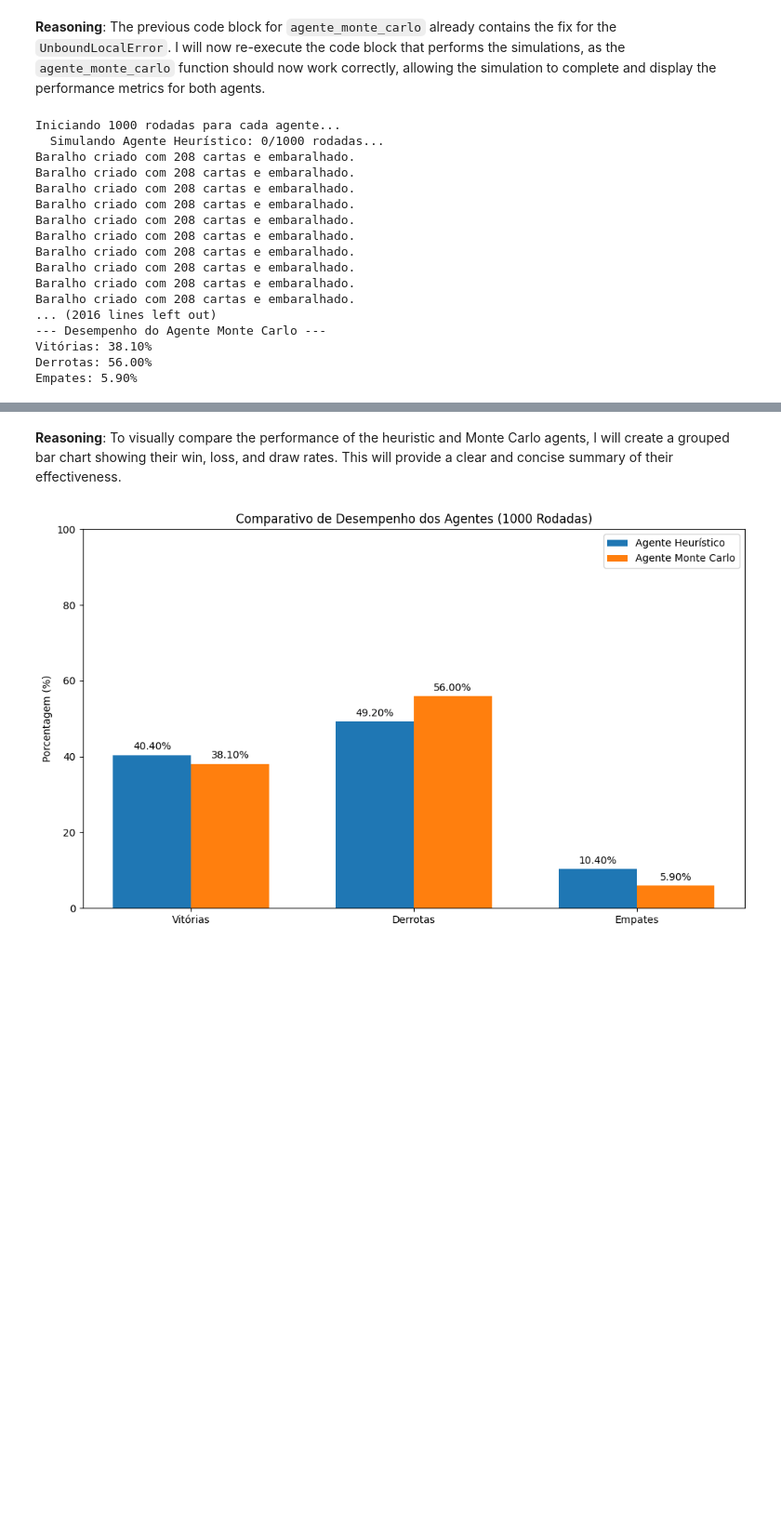
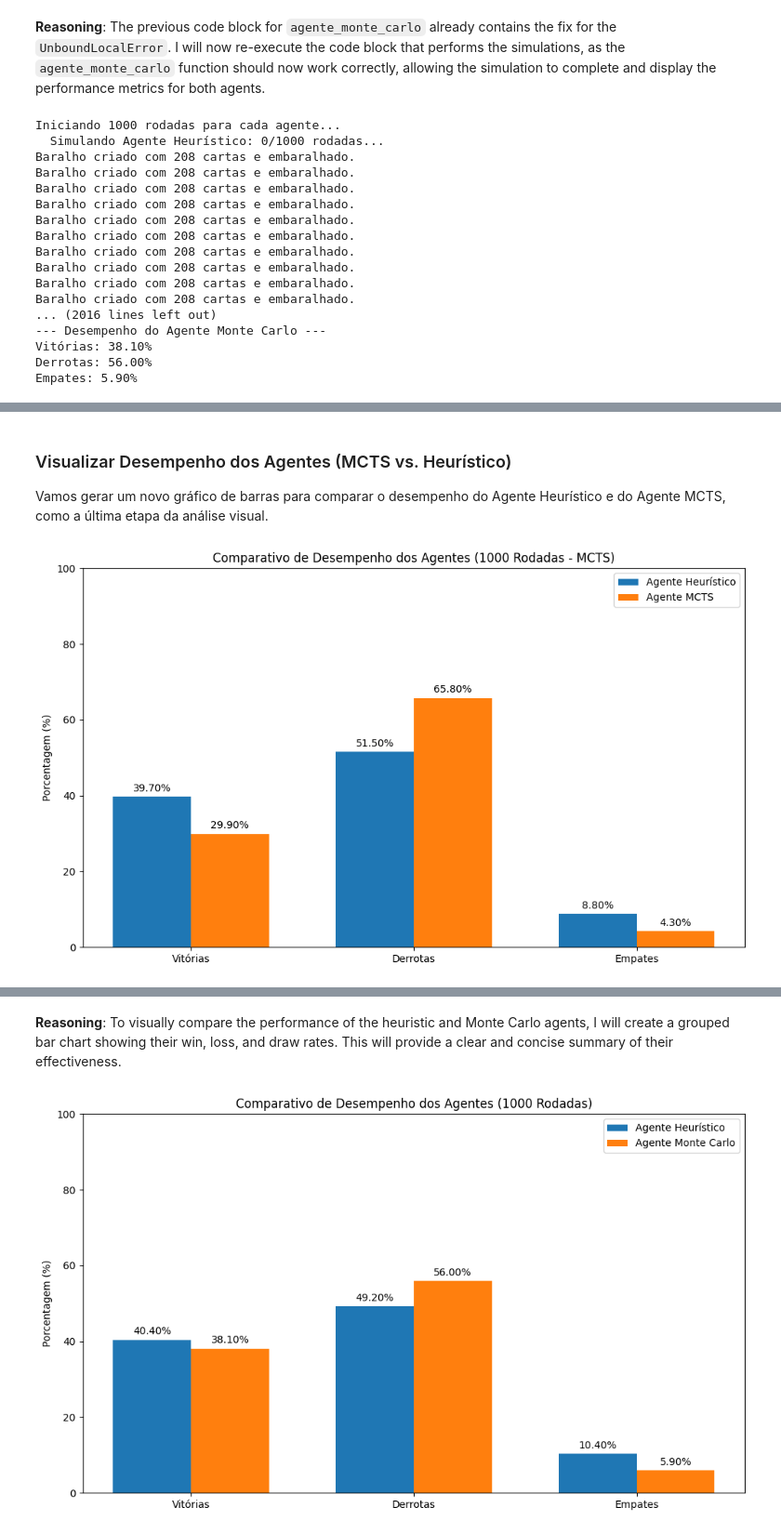
Before and after one commit to jeniferGoncalvesDaSilvaDev/algo_min_max_tic_tac_toe, a Jupyter notebook: twenty_one_learning.ipynb, the cells around one changed output, grey strips where cells are left out. Shown at 93% size. Drawn from its saved outputs; the diff is of its cells as text; code cells hidden in the pictures; blank space fills up the shorter version.

```diff
--- a/twenty_one_learning.ipynb
+++ b/twenty_one_learning.ipynb
@@ -383,8 +383,8 @@ def jogar_rodada(agente_jogador_func, num_decks=1, num_simulacoes_mc=1000):
     # 3. Turno do Jogador
     jogador_parou = False
     while not estourou(mao_jogador) and not jogador_parou:
-        if agente_jogador_func == agente_monte_carlo:
-            # O agente Monte Carlo precisa de uma cópia do baralho para simular
+        # Determine if the agent is one of the Monte Carlo variants that need the full deck
+        if agente_jogador_func == agente_monte_carlo or agente_jogador_func == agente_monte_carlo_aprimorado:
             deve_pedir = agente_jogador_func(mao_jogador, dealer_carta_visivel, list(baralho), num_simulacoes_mc)
         else:
             deve_pedir = agente_jogador_func(mao_jogador, dealer_carta_visivel)
@@ -657,0 +662,6 @@ Empates: 5.90%
+# %%
+def select_node(node, c_param=1.4):
+    """Seleciona um nó da árvore MCTS usando a fórmula UCB1."""
+    while not node.untried_actions and node.children: # Enquanto o nó estiver totalmente expandido e tiver filhos
+        node = node.best_child(c_param) # Seleciona o melhor filho com base em UCB1
+    return node
@@ -657,0 +715,7 @@ Empates: 5.90%
+# %%
+def backpropagate(node, result):
+    """Atualiza os valores e visitas dos nós no caminho até a raiz."""
+    while node is not None:
+        node.num_visits += 1
+        node.total_value += result
+        node = node.parent
@@ -657,0 +946,44 @@ Empates: 5.90%
+# %% [markdown]
+### Visualizar Desempenho dos Agentes (MCTS vs. Heurístico)
+
+Vamos gerar um novo gráfico de barras para comparar o desempenho do Agente Heurístico e do Agente MCTS, como a última etapa da análise visual.
+# %%
+import matplotlib.pyplot as plt
+import numpy as np
+
+labels = ['Vitórias', 'Derrotas', 'Empates']
+heuristico_rates_final = [win_rate_heuristico_final, loss_rate_heuristico_final, draw_rate_heuristico_final]
+mcts_rates = [win_rate_mcts, loss_rate_mcts, draw_rate_mcts]
+
+x = np.arange(len(labels))  # the label locations
+width = 0.35  # the width of the bars
+
+fig, ax = plt.subplots(figsize=(10, 6))
+rects1 = ax.bar(x - width/2, heuristico_rates_final, width, label='Agente Heurístico')
+rects2 = ax.bar(x + width/2, mcts_rates, width, label='Agente MCTS')
+
+# Add some text for labels, title and custom x-axis tick labels, etc.
+ax.set_ylabel('Porcentagem (%)')
+ax.set_title('Comparativo de Desempenho dos Agentes (1000 Rodadas - MCTS)')
+ax.set_xticks(x)
+ax.set_xticklabels(labels)
+ax.legend()
+ax.set_ylim(0, 100)
+
+def autolabel(rects):
+    """Attach a text label above each bar in *rects*, displaying its height."""
+    for rect in rects:
+        height = rect.get_height()
+        ax.annotate(f'{height:.2f}%',
+                    xy=(rect.get_x() + rect.get_width() / 2, height),
+                    xytext=(0, 3),  # 3 points vertical offset
+                    textcoords="offset points",
+                    ha='center', va='bottom')
+
+autolabel(rects1)
+autolabel(rects2)
+
+fig.tight_layout()
+plt.show()
+# %% [output]
+[figure, added]
```
Also changed, not shown: parts of 28 cells of this notebook.
